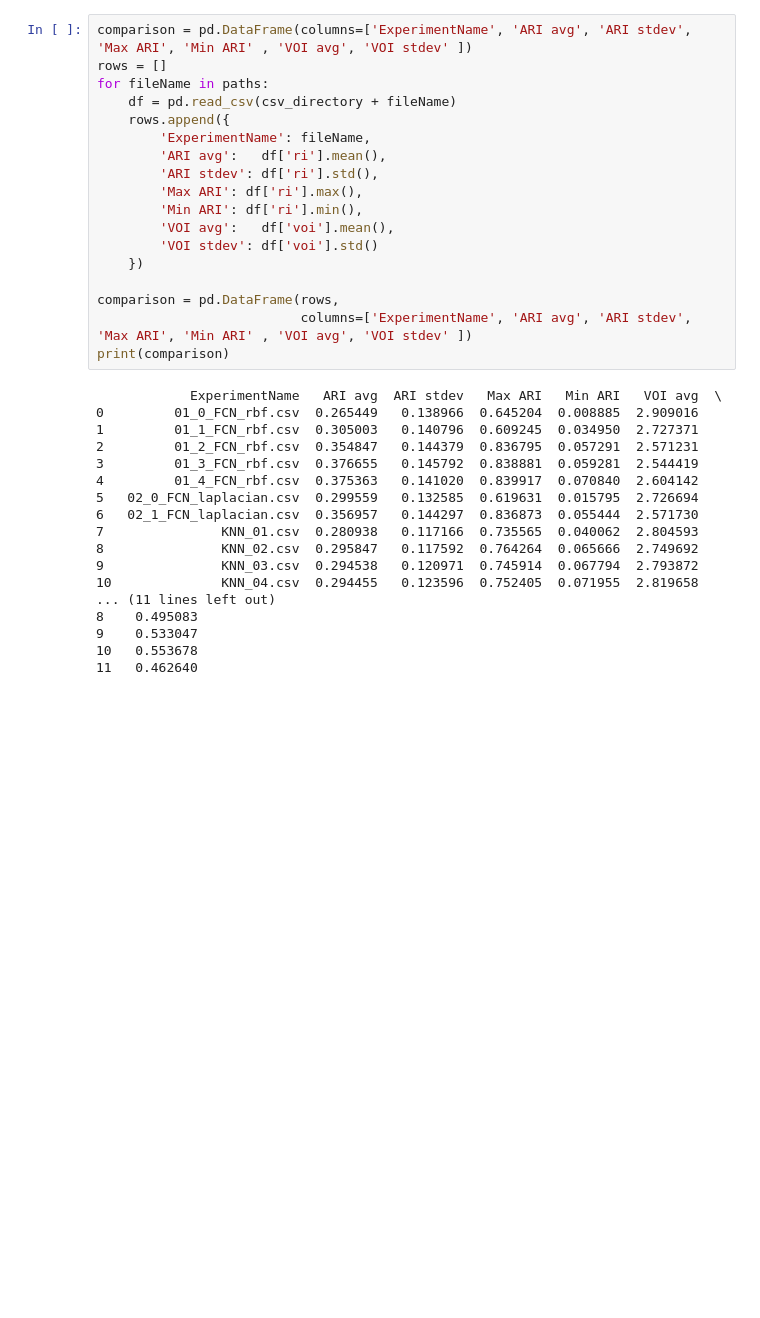
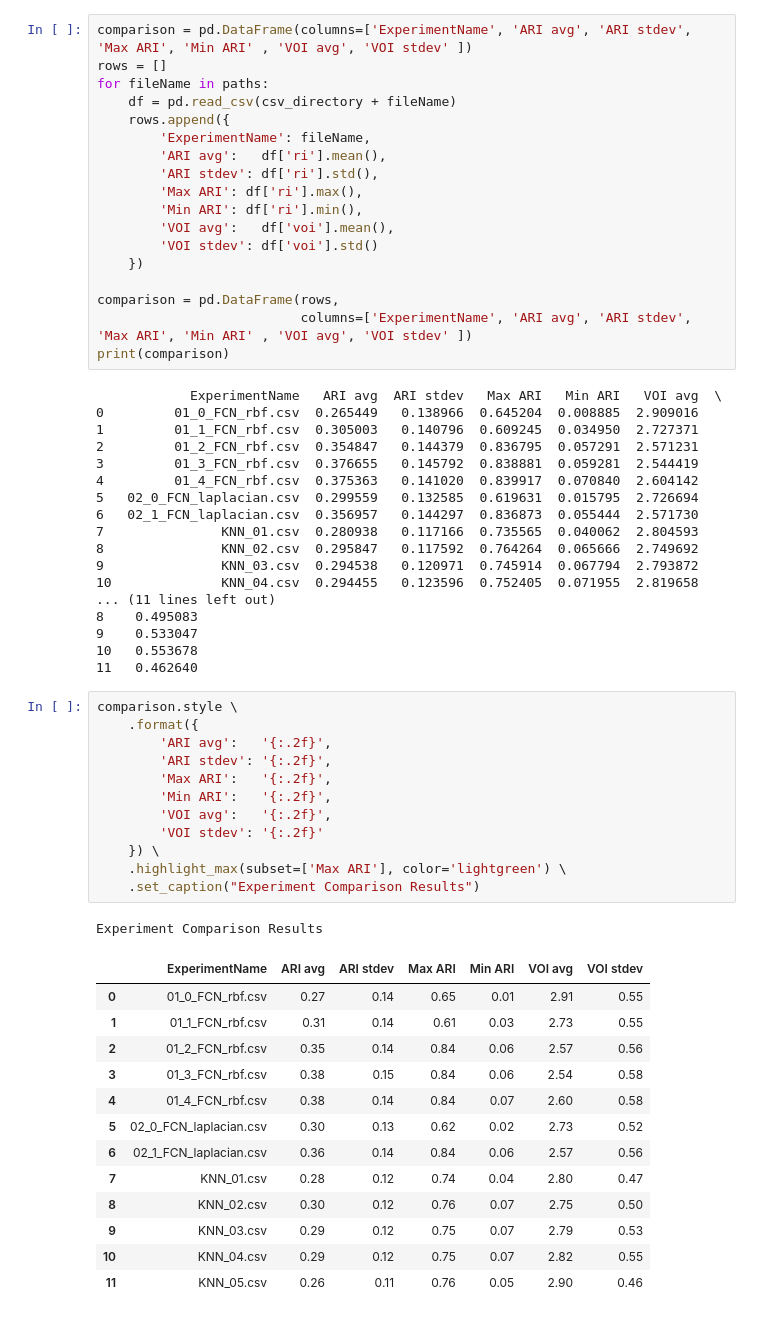
Before and after one commit to jimenacotera/Spectral-Clustering-Similarity-Graphs, a Jupyter notebook: visualisations.ipynb, the cells around one changed output. Saved outputs shown, nothing was run; the diff lists cells and outputs as text; blank space fills up the shorter version.

```diff
--- a/visualisations.ipynb
+++ b/visualisations.ipynb
@@ -376,3 +376,30 @@ print(comparison)
 9    0.533047
 10   0.553678
 11   0.462640
+# %%
+comparison.style \
+    .format({
+        'ARI avg':   '{:.2f}',
+        'ARI stdev': '{:.2f}',
+        'Max ARI':   '{:.2f}',
+        'Min ARI':   '{:.2f}',
+        'VOI avg':   '{:.2f}',
+        'VOI stdev': '{:.2f}'
+    }) \
+    .highlight_max(subset=['Max ARI'], color='lightgreen') \
+    .set_caption("Experiment Comparison Results")
+# %% [output]
+Experiment Comparison Results
+|  | ExperimentName | ARI avg | ARI stdev | Max ARI | Min ARI | VOI avg | VOI stdev |
+| 0 | 01_0_FCN_rbf.csv | 0.27 | 0.14 | 0.65 | 0.01 | 2.91 | 0.55 |
+| 1 | 01_1_FCN_rbf.csv | 0.31 | 0.14 | 0.61 | 0.03 | 2.73 | 0.55 |
+| 2 | 01_2_FCN_rbf.csv | 0.35 | 0.14 | 0.84 | 0.06 | 2.57 | 0.56 |
+| 3 | 01_3_FCN_rbf.csv | 0.38 | 0.15 | 0.84 | 0.06 | 2.54 | 0.58 |
+| 4 | 01_4_FCN_rbf.csv | 0.38 | 0.14 | 0.84 | 0.07 | 2.60 | 0.58 |
+| 5 | 02_0_FCN_laplacian.csv | 0.30 | 0.13 | 0.62 | 0.02 | 2.73 | 0.52 |
+| 6 | 02_1_FCN_laplacian.csv | 0.36 | 0.14 | 0.84 | 0.06 | 2.57 | 0.56 |
+| 7 | KNN_01.csv | 0.28 | 0.12 | 0.74 | 0.04 | 2.80 | 0.47 |
+| 8 | KNN_02.csv | 0.30 | 0.12 | 0.76 | 0.07 | 2.75 | 0.50 |
+| 9 | KNN_03.csv | 0.29 | 0.12 | 0.75 | 0.07 | 2.79 | 0.53 |
+| 10 | KNN_04.csv | 0.29 | 0.12 | 0.75 | 0.07 | 2.82 | 0.55 |
+| 11 | KNN_05.csv | 0.26 | 0.11 | 0.76 | 0.05 | 2.90 | 0.46 |
```
Also changed, not shown: parts of 1 cell of this notebook, 4 other files.
